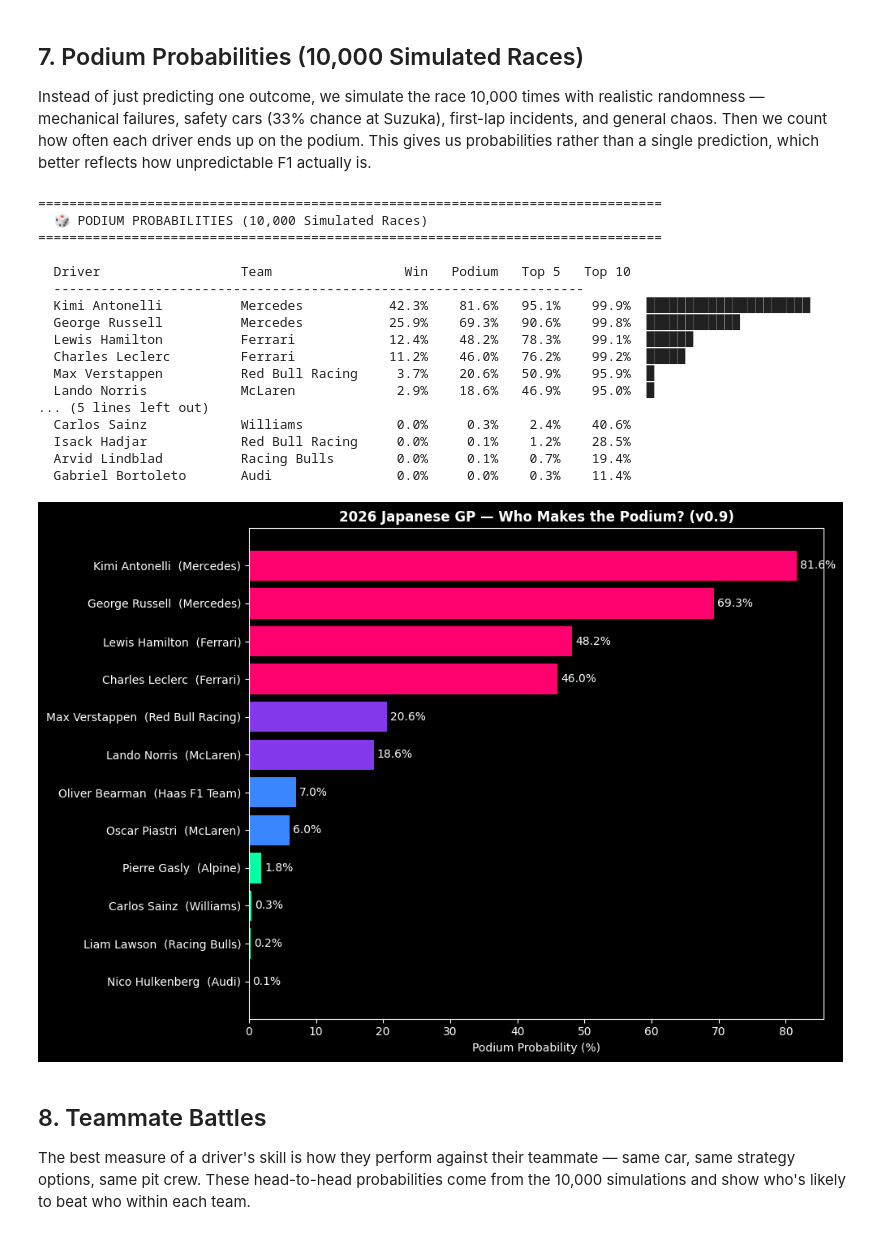
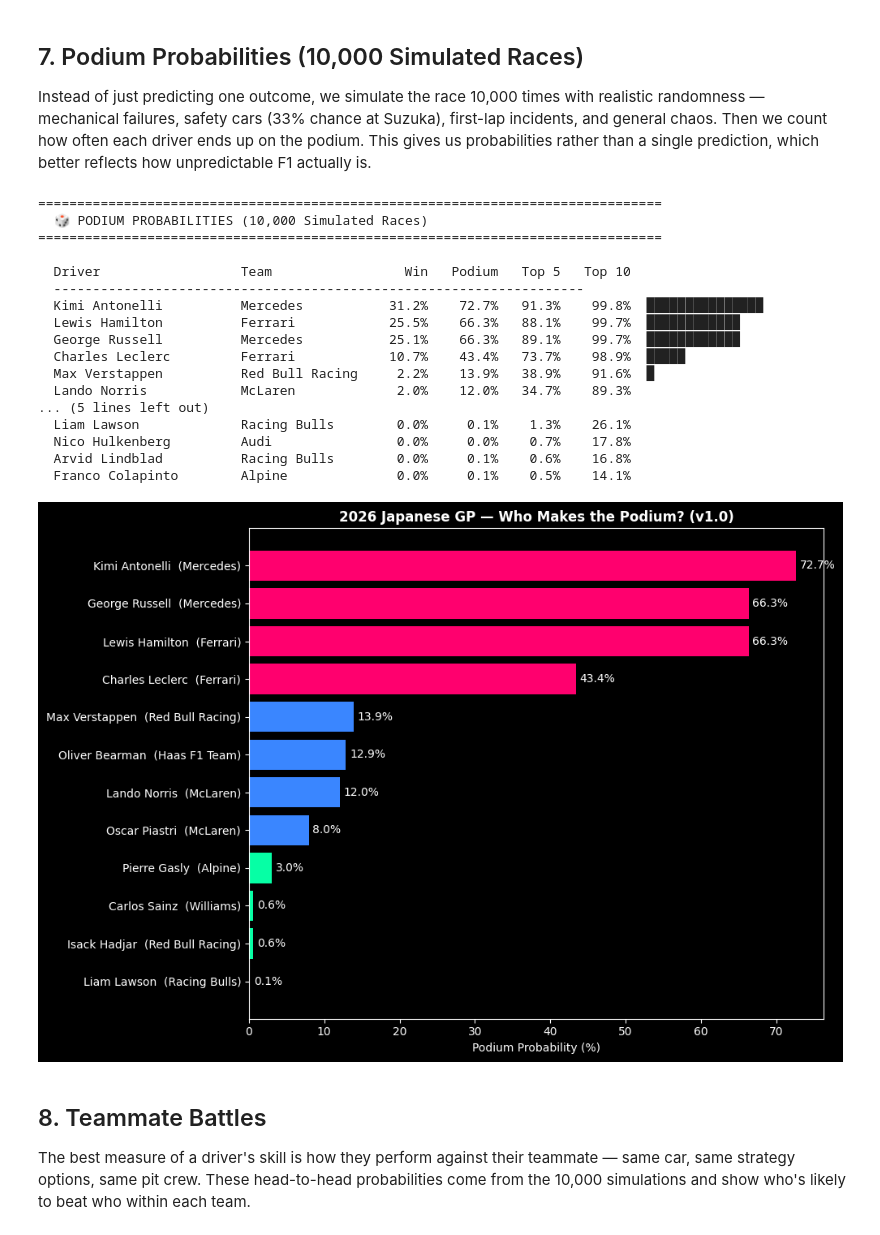
Before and after one commit to nina-coder/f1-predictions, a Jupyter notebook: notebooks/2026-R03-japan.ipynb, the cells around one changed output. Saved outputs shown, nothing was run; the diff lists cells and outputs as text; code cells hidden in the pictures.

```diff
--- a/notebooks/2026-R03-japan.ipynb
+++ b/notebooks/2026-R03-japan.ipynb
@@ -249,7 +249,12 @@ for _, r in cp.iterrows():
 The brain of the model. XGBoost is a machine learning algorithm that learns which factors best predict race results by analyzing patterns across 72 historical races. It automatically figures out that grid position matters more than track temperature, or that car pace matters more than first-lap skill. The feature importance chart below shows exactly what the model thinks matters most.
 # %%
 # ============================================================
-# FEATURE ENGINEERING (22 features)
+# FEATURE ENGINEERING (24 features)
+
+# Tire strategy lookups
+driver_pits = lap_stats.groupby('FullName')['n_pits'].mean().to_dict()
+team_pits_2026 = lap_stats[lap_stats['Year']==2026].groupby('Team')['n_pits'].mean().to_dict()
+
 # Sector delta lookups (from Suzuka data)
 sectors = pd.read_csv('../data/suzuka_sectors.csv')
 ds = sectors.groupby('FullName')[['avg_s1','avg_s2','avg_s3']].mean()
@@ -321,6 +326,8 @@ for rs in sorted(df['race_seq'].unique()):
             'first_lap_gain':first_lap_avg.get(d,0),
             'tire_degradation':tire_deg_avg.get(d,0.03),
             'momentum':mom_val,
+            'avg_pit_stops':driver_pits.get(d, 1.5),
+            'team_pit_strategy':team_pits_2026.get(t, 1.5) if row['Year']==2026 else 1.5,
             'quali_race_gap':quali_race_gap.get(d,0),
             'sector1_delta':s1d.get(d,0),'sector2_delta':s2d.get(d,0),'sector3_delta':s3d.get(d,0),
             'air_temp':row.get('avg_air_temp',22),'humidity':row.get('avg_humidity',50),
@@ -336,7 +343,7 @@ feature_cols = ['grid_position','car_pace','car_speed','driver_avg_finish',
     'positions_gained_avg','teammate_delta','dnf_rate','consistency',
     'track_experience','wet_skill','first_lap_gain','tire_degradation',
     'momentum','quali_race_gap','sector1_delta','sector2_delta','sector3_delta',
-    'air_temp','humidity','had_rain','team_changed','is_2026']
+    'air_temp','humidity','had_rain','avg_pit_stops','team_pit_strategy','team_changed','is_2026']
 
 print(f"  Feature matrix: {feat_df.shape[0]} entries × {len(feature_cols)} features")
 
@@ -376,7 +383,7 @@ loo_mae = mean_absolute_error(loo_actual, loo_preds)
 residual_std = np.std(np.array(loo_actual) - np.array(loo_preds))
 
 print("=" * 65)
-print("  🤖 XGBOOST v0.9 — 21 Features, Properly Validated")
+print("  🤖 XGBOOST v1.0 — 24 Features, Properly Validated")
 print("=" * 65)
 print(f"\n  Leave-one-out MAE: {loo_mae:.2f} positions (HONEST metric)")
 print(f"  Residual StdDev: {residual_std:.2f}")
@@ -527,45 +534,45 @@ pd_data = [{'Driver':p['Driver'],'Team':p['Team'],'Rank':p['Rank'],
     'Top5':t5c[p['Driver']]/n_sims*100,'Top10':t10c[p['Driver']]/n_sims*100} for p in japan]
 prob_df = pd.DataFrame(pd_data).sort_values('Win',ascending=False)
 
 print("=" * 80)
 print("  🎲 PODIUM PROBABILITIES (10,000 Simulated Races)")
 print("=" * 80)
 print(f"\n  {'Driver':22s}  {'Team':16s}  {'Win':>6s}  {'Podium':>7s}  {'Top 5':>6s}  {'Top 10':>7s}")
 print("  " + "-" * 68)
 for _,r in prob_df.head(15).iterrows():
     bar = '█'*int(r['Win']/2)
     print(f"  {r['Driver']:22s}  {r['Team']:16s}  {r['Win']:>5.1f}%  {r['Podium']:>6.1f}%  {r['Top5']:>5.1f}%  {r['Top10']:>6.1f}%  {bar}")
 
 fig,ax = plt.subplots(figsize=(10,7))
 t12 = prob_df.head(12).sort_values('Podium')
 colors = ['#ff006e' if p>40 else '#8338ec' if p>15 else '#3a86ff' if p>5 else '#06ffa5' for p in t12['Podium']]
 bars = ax.barh(t12['Driver']+'  ('+t12['Team']+')', t12['Podium'], color=colors)
 ax.set_xlabel('Podium Probability (%)')
-ax.set_title('2026 Japanese GP — Who Makes the Podium? (v0.9)', fontweight='bold')
+ax.set_title('2026 Japanese GP — Who Makes the Podium? (v1.0)', fontweight='bold')
 for b,v in zip(bars,t12['Podium']):
     ax.text(b.get_width()+0.5, b.get_y()+b.get_height()/2, f'{v:.1f}%', va='center', fontsize=10)
 plt.tight_layout()
 plt.savefig('../data/podium_v7.png', dpi=150, bbox_inches='tight')
 plt.show()
 # %% [output]
 ================================================================================
   🎲 PODIUM PROBABILITIES (10,000 Simulated Races)
 ================================================================================
 
   Driver                  Team                 Win   Podium   Top 5   Top 10
   --------------------------------------------------------------------
-  Kimi Antonelli          Mercedes           42.3%    81.6%   95.1%    99.9%  █████████████████████
-  George Russell          Mercedes           25.9%    69.3%   90.6%    99.8%  ████████████
-  Lewis Hamilton          Ferrari            12.4%    48.2%   78.3%    99.1%  ██████
-  Charles Leclerc         Ferrari            11.2%    46.0%   76.2%    99.2%  █████
-  Max Verstappen          Red Bull Racing     3.7%    20.6%   50.9%    95.9%  █
-  Lando Norris            McLaren             2.9%    18.6%   46.9%    95.0%  █
+  Kimi Antonelli          Mercedes           31.2%    72.7%   91.3%    99.8%  ███████████████
+  Lewis Hamilton          Ferrari            25.5%    66.3%   88.1%    99.7%  ████████████
+  George Russell          Mercedes           25.1%    66.3%   89.1%    99.7%  ████████████
+  Charles Leclerc         Ferrari            10.7%    43.4%   73.7%    98.9%  █████
+  Max Verstappen          Red Bull Racing     2.2%    13.9%   38.9%    91.6%  █
+  Lando Norris            McLaren             2.0%    12.0%   34.7%    89.3%
 ... (5 lines left out)
-  Carlos Sainz            Williams            0.0%     0.3%    2.4%    40.6%
-  Isack Hadjar            Red Bull Racing     0.0%     0.1%    1.2%    28.5%
-  Arvid Lindblad          Racing Bulls        0.0%     0.1%    0.7%    19.4%
-  Gabriel Bortoleto       Audi                0.0%     0.0%    0.3%    11.4%
+  Liam Lawson             Racing Bulls        0.0%     0.1%    1.3%    26.1%
+  Nico Hulkenberg         Audi                0.0%     0.0%    0.7%    17.8%
+  Arvid Lindblad          Racing Bulls        0.0%     0.1%    0.6%    16.8%
+  Franco Colapinto        Alpine              0.0%     0.1%    0.5%    14.1%
-[figure, old version]
+[figure, new version]
 # %% [markdown]
 ## 8. Teammate Battles
 
```
Also changed, not shown: parts of 10 cells of this notebook, 1 other file.
